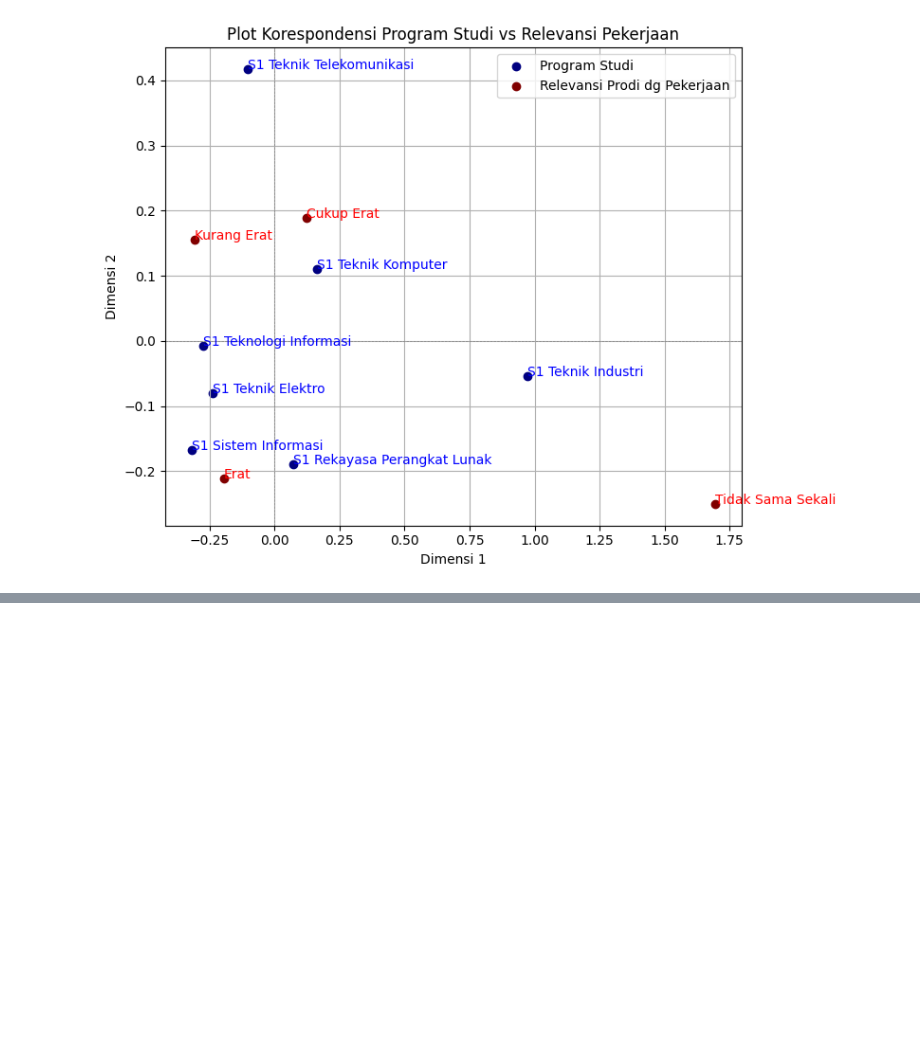
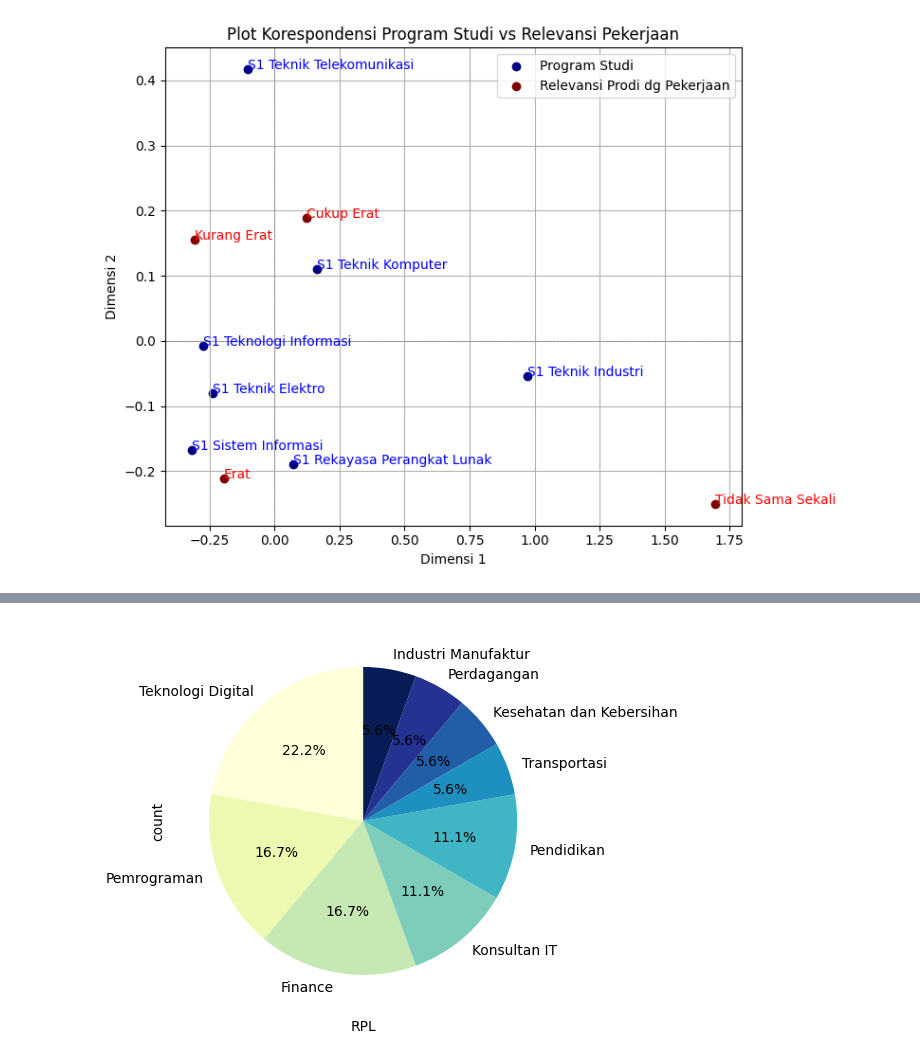
Before and after one commit to firarru/Project-Tracer-Study, a Jupyter notebook: Tracer_Study.ipynb, the cells around one changed output, grey strips where cells are left out. Cells and saved outputs as stored; diff of their text form; code cells hidden in the pictures; blank space fills up the shorter version.

```diff
--- a/Tracer_Study.ipynb
+++ b/Tracer_Study.ipynb
@@ -453,0 +505,16 @@ Dimensi 2: Eigenvalue = 0.0387, Variansi = 18.17%, Kumulatif = 95.34%
+# %%
+df_rpl = df[df['Program Studi'] == 'S1 Rekayasa Perangkat Lunak']
+df_si = df[df['Program Studi'] == 'S1 Sistem Informasi']
+df_te = df[df['Program Studi'] == 'S1 Teknik Elektro']
+df_ti = df[df['Program Studi'] == 'S1 Teknik Industri']
+df_tk = df[df['Program Studi'] == 'S1 Teknik Komputer']
+df_tt = df[df['Program Studi'] == 'S1 Teknik Telekomunikasi']
+df_it = df[df['Program Studi'] == 'S1 Teknologi Informasi']
+# %%
+figsize = (10, 5)
+plt.figure(figsize=figsize)
+df_rpl['Sektor Pekerjaan'].value_counts().plot(kind='pie', autopct='%1.1f%%', startangle=90, cmap='YlGnBu')
+plt.xlabel('RPL')
+plt.show()
+# %% [output]
+[figure, added]
```
Also changed, not shown: parts of 32 cells of this notebook.
